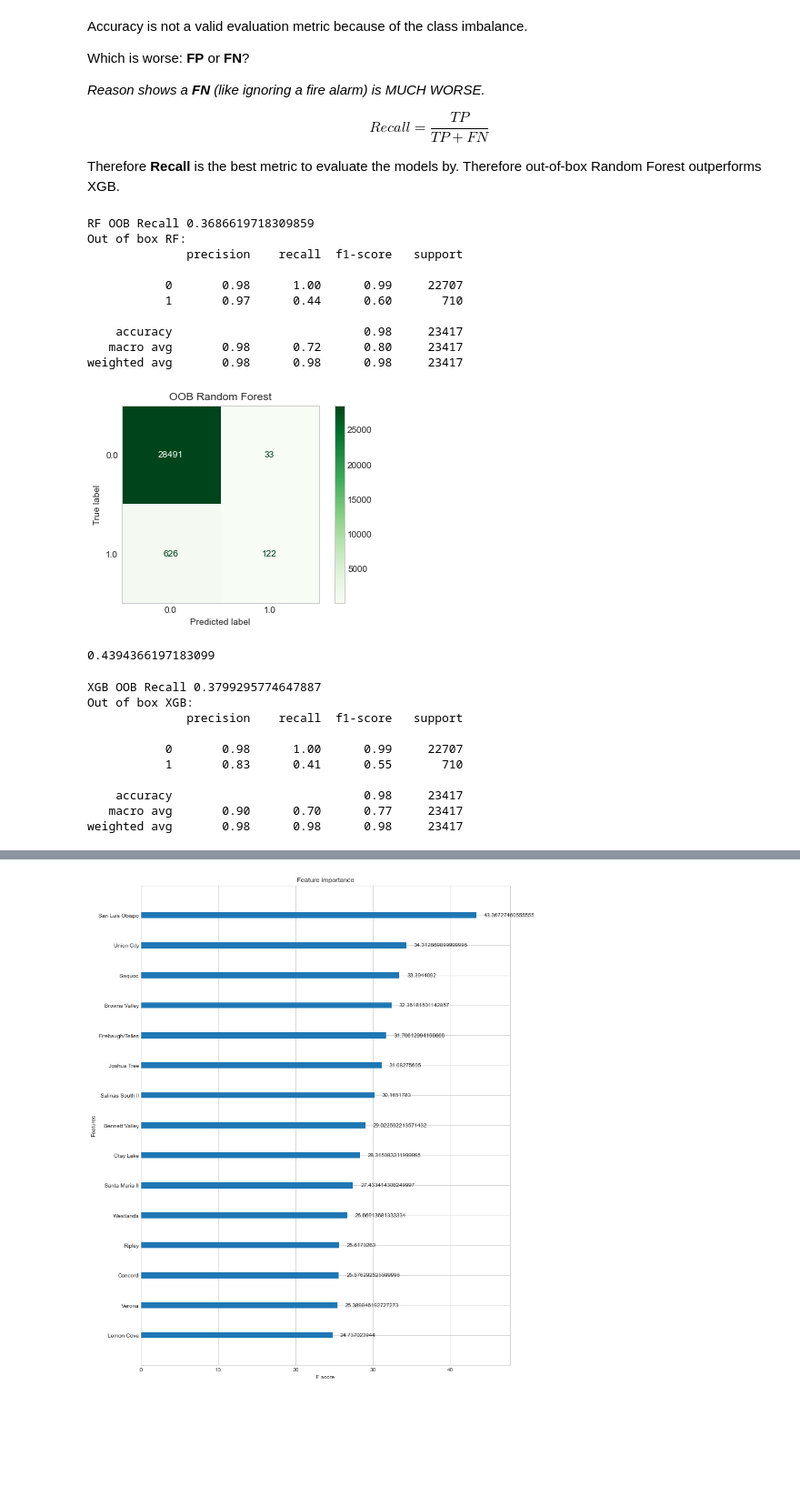
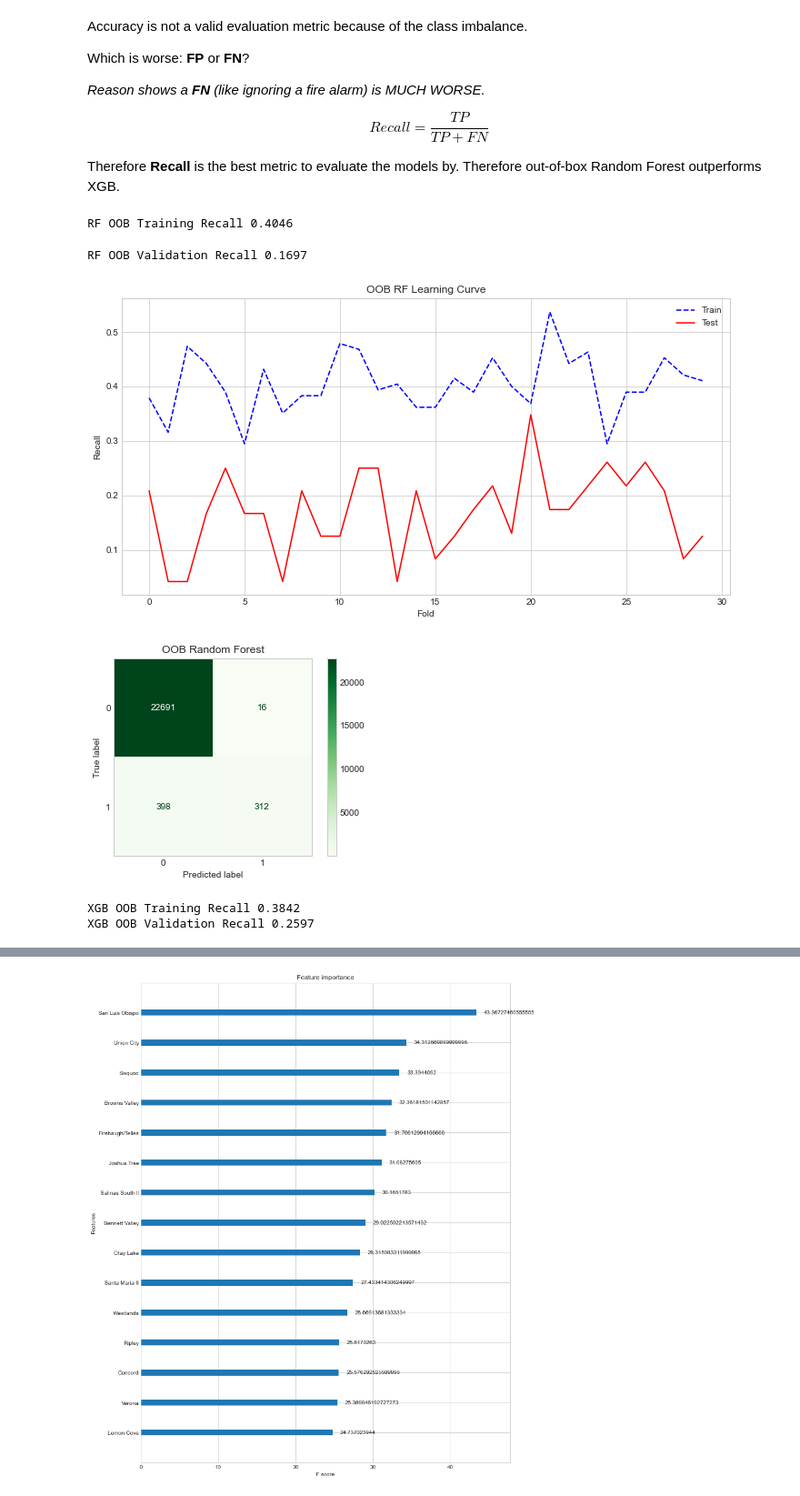
Before and after one commit to czaloumi/fire-risk-analysis, a Jupyter notebook: src/model-comparison.ipynb, the cells around one changed output, grey strips where cells are left out. Shown at 91% size. Cells and saved outputs as stored; diff of their text form; code cells hidden in the pictures; blank space fills up the shorter version.

```diff
--- a/src/model-comparison.ipynb
+++ b/src/model-comparison.ipynb
@@ -46,53 +35,42 @@ $$Recall = \frac{TP}{TP + FN}$$
 Therefore **Recall** is the best metric to evaluate the models by. Therefore out-of-box Random Forest outperforms XGB.
 # %%
 rf = RandomForestClassifier(class_weight='balanced')
-rf_recall_scores = cross_val_score(rf, X_train, y_train,
-                           scoring='recall', cv=5, n_jobs=-1)
-print('RF OOB Recall', round(np.mean(rf_recall_scores),2))
+rf_train_scores = cross_val_score(rf, X_train, y_train,
+                           scoring='recall', cv=30, n_jobs=-1)
+print('RF OOB Training Recall', round(np.mean(rf_train_scores),4))
 
-rf.fit(X_train, y_train)
-rf_y_pred = rf.predict(X_test)
-print('Out of box RF:')
-print(classification_report(y_test, rf_y_pred))
+rf_test_scores = cross_val_score(rf, X_test, y_test,
+                           scoring='recall', cv=30, n_jobs=-1)
+print('RF OOB Validation Recall', round(np.mean(rf_test_scores),4))
 # %% [output]
-RF OOB Recall 0.3686619718309859
-Out of box RF:
-              precision    recall  f1-score   support
-
-           0       0.98      1.00      0.99     22707
-           1       0.97      0.44      0.60       710
-
-    accuracy                           0.98     23417
-   macro avg       0.98      0.72      0.80     23417
-weighted avg       0.98      0.98      0.98     23417
+RF OOB Training Recall 0.4046
+RF OOB Validation Recall 0.1697
+# %%
+fig, ax = plt.subplots(figsize=(12,6))
+ax.plot(range(0, len(rf_train_scores)), rf_train_scores, linestyle='--', c='blue', label='Train')
+ax.plot(range(0, len(rf_test_scores)), rf_test_scores, c='red', label='Test')
+ax.set_title('OOB RF Learning Curve')
+ax.set_xlabel('Fold')
+ax.set_ylabel('Recall')
+ax.legend();
+# %% [output]
+[figure, added]
 # %%
+rf.fit(X_train, y_train)
 plot_confusion_matrix(rf, X_test, y_test, cmap=plt.cm.Greens)
 plt.title('OOB Random Forest')
 plt.grid(False);
 # %% [output]
-[figure, old version]
+[figure, new version]
-# %%
-recall_score(y_test, rf_y_pred)
-# %% [output]
-0.4394366197183099
 # %%
 xgb = XGBClassifier()
-xgb_recall_scores = cross_val_score(xgb, X_train, y_train,
-                           scoring='recall', cv=5, n_jobs=-1)
-print('XGB OOB Recall', np.mean(xgb_recall_scores))
+xgb_train_scores = cross_val_score(xgb, X_train, y_train,
+                           scoring='recall', cv=30, n_jobs=-1)
+print('XGB OOB Training Recall', round(np.mean(xgb_train_scores),4))
 
-xgb.fit(X_train, y_train)
-xgb_y_pred = xgb.predict(X_test)
-print('Out of box XGB:')
-print(classification_report(y_test, xgb_y_pred))
+xgb_test_scores = cross_val_score(xgb, X_test, y_test,
+                           scoring='recall', cv=30, n_jobs=-1)
+print('XGB OOB Validation Recall', round(np.mean(xgb_test_scores),4))
 # %% [output]
-XGB OOB Recall 0.3799295774647887
-Out of box XGB:
-              precision    recall  f1-score   support
-
-           0       0.98      1.00      0.99     22707
-           1       0.83      0.41      0.55       710
-
-    accuracy                           0.98     23417
-   macro avg       0.90      0.70      0.77     23417
-weighted avg       0.98      0.98      0.98     23417
+XGB OOB Training Recall 0.3842
+XGB OOB Validation Recall 0.2597
```
Also changed, not shown: parts of 6 cells of this notebook, 4 other files.
